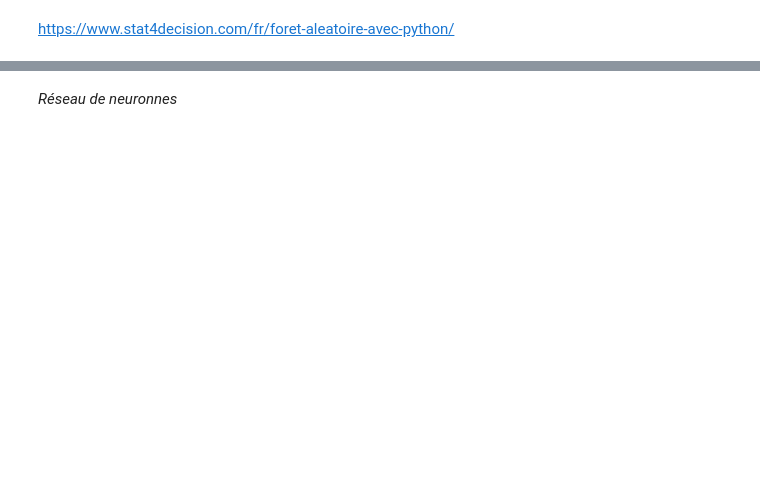
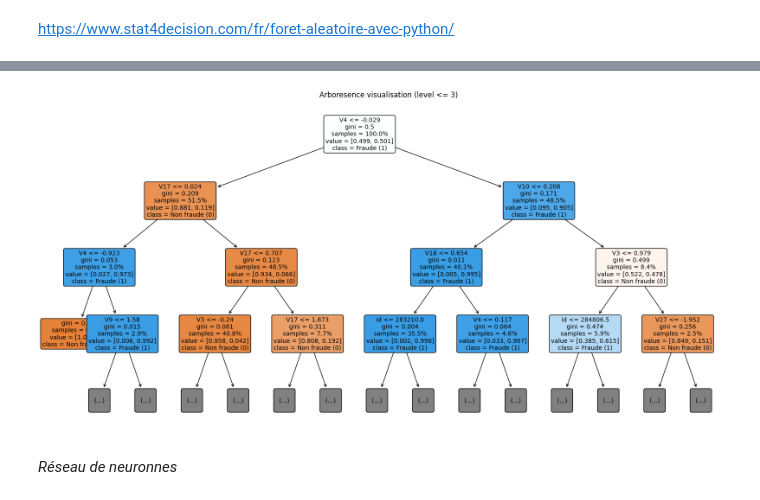
Before and after one commit to RomyJr/Fraud_Detection, a Jupyter notebook: IA.ipynb, the cells around one changed output, grey strips where cells are left out. Drawn from its saved outputs; the diff is of its cells as text; code cells hidden in the pictures; blank space fills up the shorter version.

```diff
--- a/IA.ipynb
+++ b/IA.ipynb
@@ -230,0 +239,13 @@ https://www.stat4decision.com/fr/foret-aleatoire-avec-python/
+# %%
+# Chargement du modèle enregistré
+modele_rf = joblib.load("modele_rf.pkl")
+print("Modèle chargé avec succès.")
+
+# Utilisation du modèle pour effectuer des prédictions
+predictions = modele_rf.predict(x_test)
+print(f"Le pourcentage de bien classés est de : {accuracy_score(y_test, predictions)*100} %")
+
+# Afficher la matrice de confusion
+confusion = confusion_matrix(y_test, predictions)
+print("Matrice de confusion :")
+print(confusion)
@@ -231,3 +277,41 @@ https://www.stat4decision.com/fr/foret-aleatoire-avec-python/
+# %%
+from sklearn.tree import plot_tree
+import matplotlib.pyplot as plt
+
+# Sélectionner le premier arbre de la Random Forest
+arbre = modele_rf.estimators_[0]  # Premier arbre de la forêt
+
+# Visualisation de l'arbre jusqu'au niveau 3
+plt.figure(figsize=(20, 10))
+tree_plot = plot_tree(
+    arbre,
+    max_depth=3,  # Limiter la profondeur d'affichage
+    feature_names=x_train.columns,
+    class_names=['Non fraude (0)', 'Fraude (1)'],
+    filled=True,  # Coloration des noeuds
+    rounded=True,  # Forme arrondie des noeuds
+    fontsize=10,
+    proportion=True,  # Afficher les proportions
+)
+
+# Ajuster la couleur de fond des noeuds pour la fraude et non fraude
+ax = plt.gca()  # Récupérer l'axe du graphique
+annotations = ax.get_children()
+
+# Modifier les couleurs des cases (nœuds) en fonction de la classe (fraude ou non-fraude)
+for ann in annotations:
+    if isinstance(ann, plt.Rectangle):  # Chercher les cases (rectangles)
+        # Récupérer le texte dans la case
+        if "Fraude" in ann.get_label():
+            ann.set_facecolor("red")  # Fraude en rouge
+        elif "Non fraude" in ann.get_label():
+            ann.set_facecolor("blue")  # Non fraude en bleu
+
+# Mettre le titre et afficher le graphique
+plt.title("Arboresence visualisation (level <= 3)")
+plt.show()
+# %% [output]
+[figure, added]
 # %% [markdown]
 *Réseau de neuronnes*
 # %%
```
Also changed, not shown: parts of 10 cells of this notebook, 4 other files.
